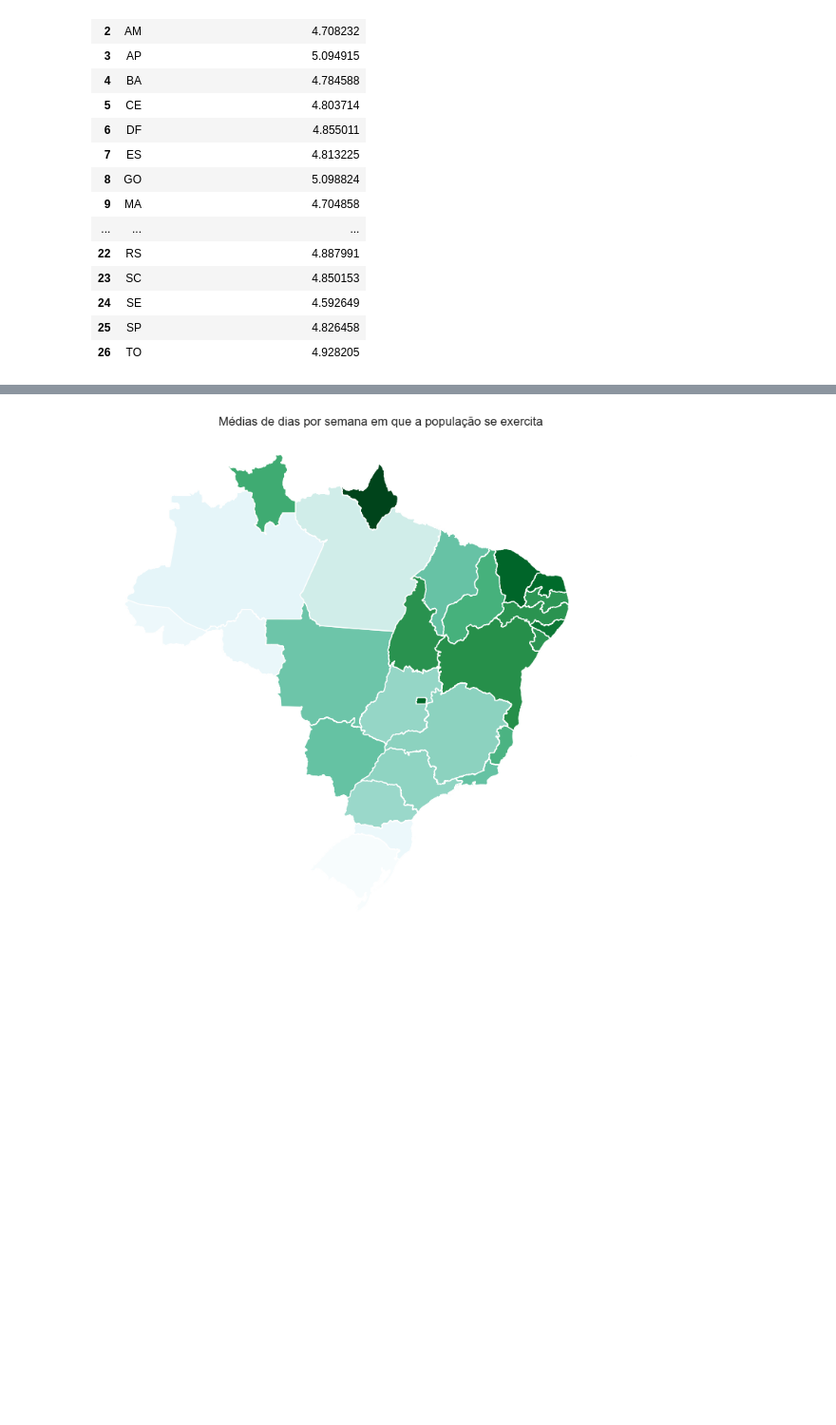
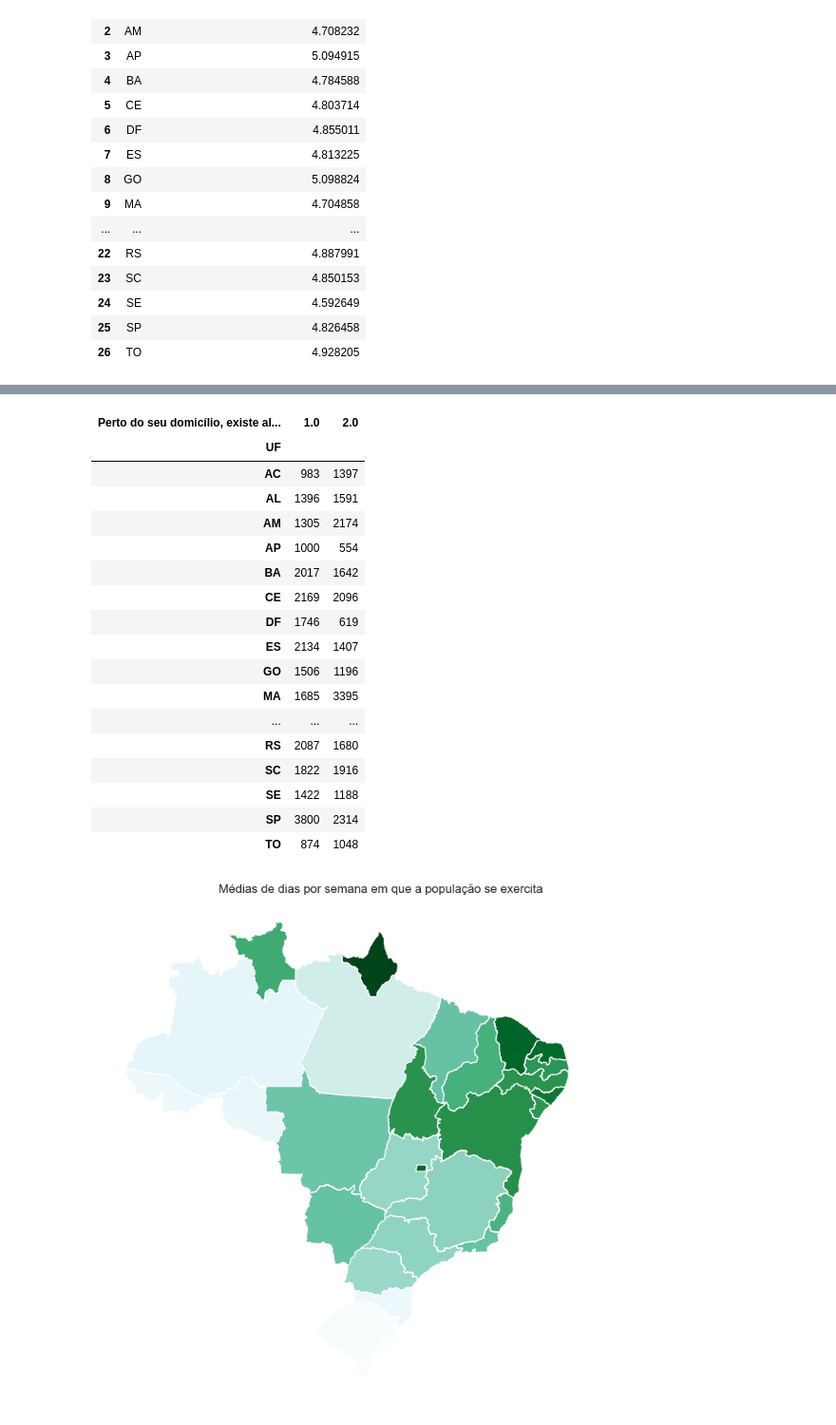
Before and after one commit to maafinotti/TCC-PNS, a Jupyter notebook: PNS_exercicio_fisico.ipynb, the cells around one changed output, grey strips where cells are left out. Shown at 95% size. Drawn from its saved outputs; the diff is of its cells as text; code cells hidden in the pictures; blank space fills up the shorter version.

```diff
--- a/PNS_exercicio_fisico.ipynb
+++ b/PNS_exercicio_fisico.ipynb
@@ -171,3 +285,25 @@ trajeto_pe_bicipleta
+# %%
+local_publico_esportes = df_exercicio.groupby(['UF', 'Perto do seu domicílio, existe algum lugar público (praça, parque, rua fechada, praia) para fazer caminhada, realizar exercício ou praticar esporte?']).size().unstack(fill_value=0)
+local_publico_esportes
+# %% [output]
+| Perto do seu domicílio, existe al... | 1.0 | 2.0 |
+| UF |  |  |
+| AC | 983 | 1397 |
+| AL | 1396 | 1591 |
+| AM | 1305 | 2174 |
+| AP | 1000 | 554 |
+| BA | 2017 | 1642 |
+| CE | 2169 | 2096 |
+| DF | 1746 | 619 |
+| ES | 2134 | 1407 |
+| GO | 1506 | 1196 |
+| MA | 1685 | 3395 |
+| ... | ... | ... |
+| RS | 2087 | 1680 |
+| SC | 1822 | 1916 |
+| SE | 1422 | 1188 |
+| SP | 3800 | 2314 |
+| TO | 874 | 1048 |
 # %%
 malha = gpd.read_file(r'dados\uf.json', encoding='ISO-8859-1')
 malha = malha.set_index('UF_05')
```
Also changed, not shown: parts of 14 cells of this notebook, 7 other files.
